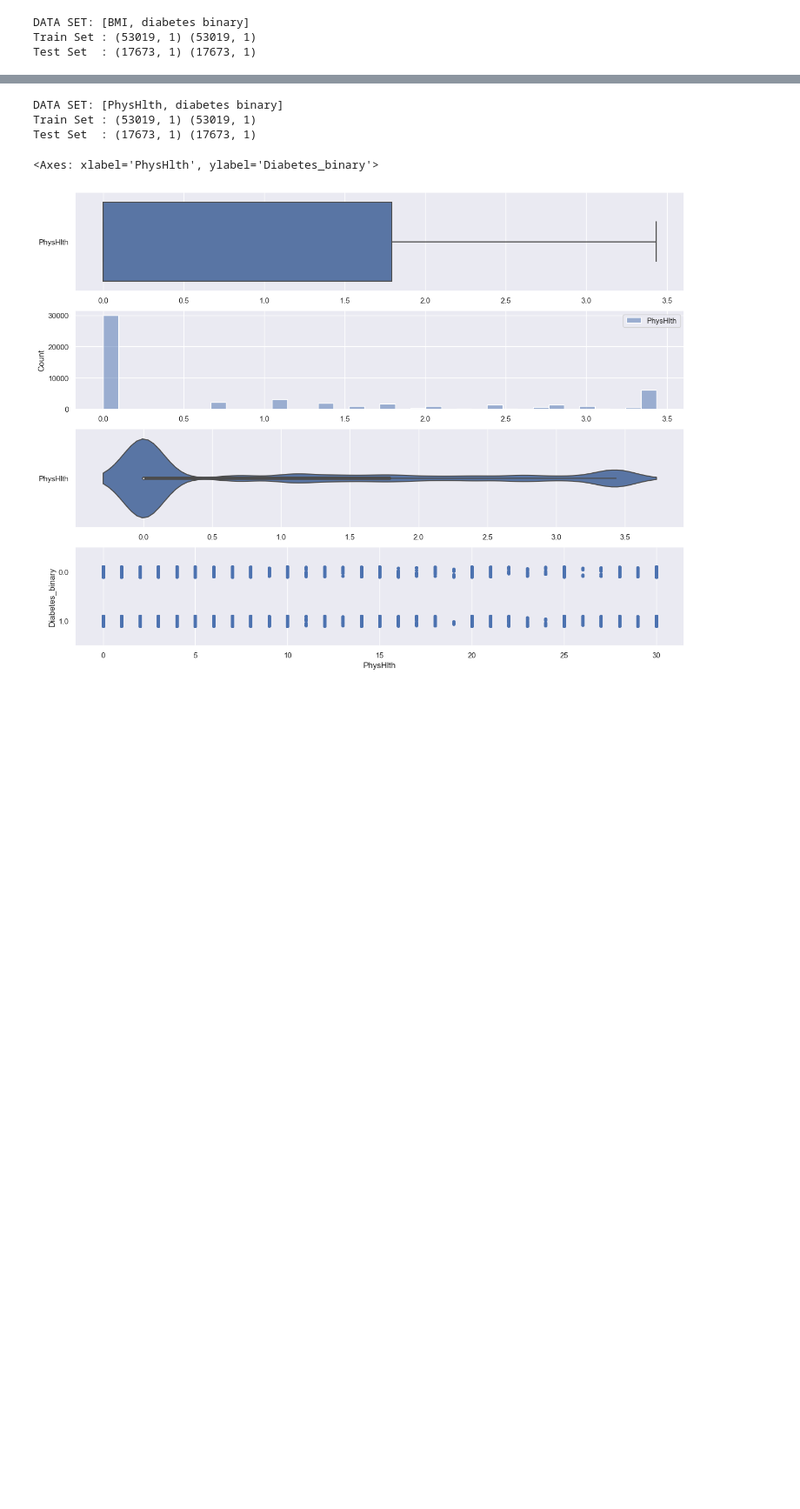
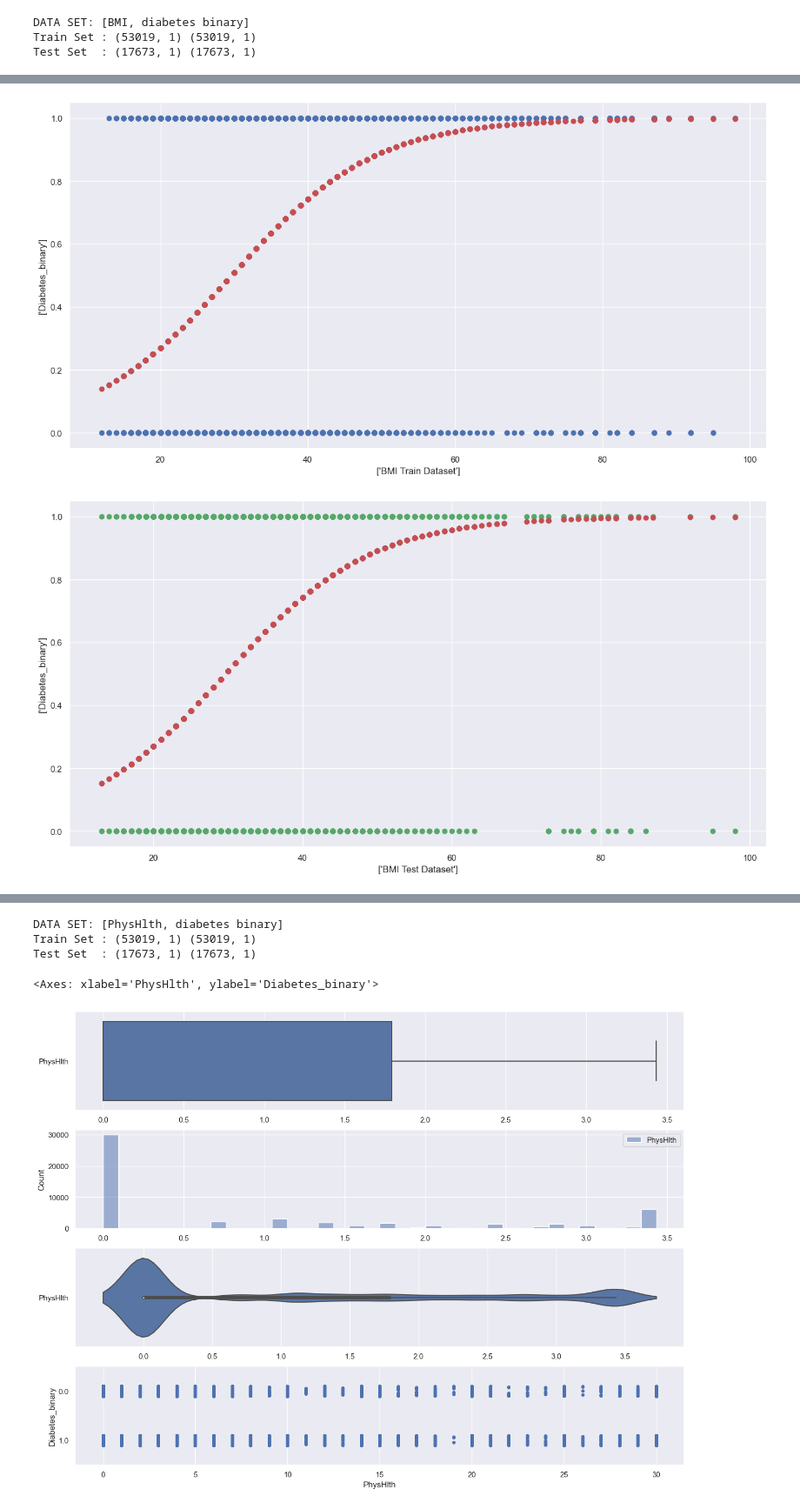
Before and after one commit to ryanphua/SC1015-Mini-Project, a Jupyter notebook: Diabetes Analysis.ipynb, the cells around one changed output, grey strips where cells are left out. Shown at 87% size. Cells and saved outputs as stored; diff of their text form; code cells hidden in the pictures; blank space fills up the shorter version.

```diff
--- a/Diabetes Analysis.ipynb
+++ b/Diabetes Analysis.ipynb
@@ -231,0 +234,34 @@ sb.stripplot(x = numeric_data['BMI'], y = numeric_data['Diabetes_binary'], data
+# %%
+#Performing the Logistic Regression
+from sklearn.linear_model import LogisticRegression
+
+#instantiating the model
+logreg = LogisticRegression()
+logreg.fit(BMI_train, np.ravel(diabetes_train.astype(int)))
+
+diabetes_train_pred = logreg.predict(BMI_train)
+diabetes_test_pred = logreg.predict(BMI_test)
+'''
+sorted_indices = np.argsort(BMI_train[:,0])
+sorted_BMI_train = np.take_along_axis(BMI_train, sorted_indices, axis = 0).flatten()
+sorted_diabetes_train_pred = diabetes_train_pred[sorted_indices].reshape(-1,1)
+plt.scatter(BMI_train, diabetes_train, color = 'b')
+plt.plot(sorted_BMI_train, logreg.predict_proba(np.array(sorted_BMI_train).reshape(-1,1))[:,1], color = 'r')
+'''
+#Plot the Regression Line for both train and test dataset
+f = plt.figure(figsize = (16,8))
+plt.scatter(BMI_train,diabetes_train)
+plt.scatter(BMI_train,logreg.predict_proba(BMI_train)[:,1],color = 'r')
+plt.xlabel(BMI_train.columns.values + " Train Dataset")
+plt.ylabel(diabetes_train.columns.values)
+
+f = plt.figure(figsize = (16,8))
+plt.scatter(BMI_test, diabetes_test, color = 'g')
+plt.scatter(BMI_test, logreg.predict_proba(BMI_test)[:,1],color = 'r')
+plt.xlabel(BMI.columns.values + " Test Dataset")
+plt.ylabel(diabetes.columns.values)
+
+plt.show()
+# %% [output]
+[figure, added]
+[figure, added]
```
Also changed, not shown: parts of 19 cells of this notebook.
